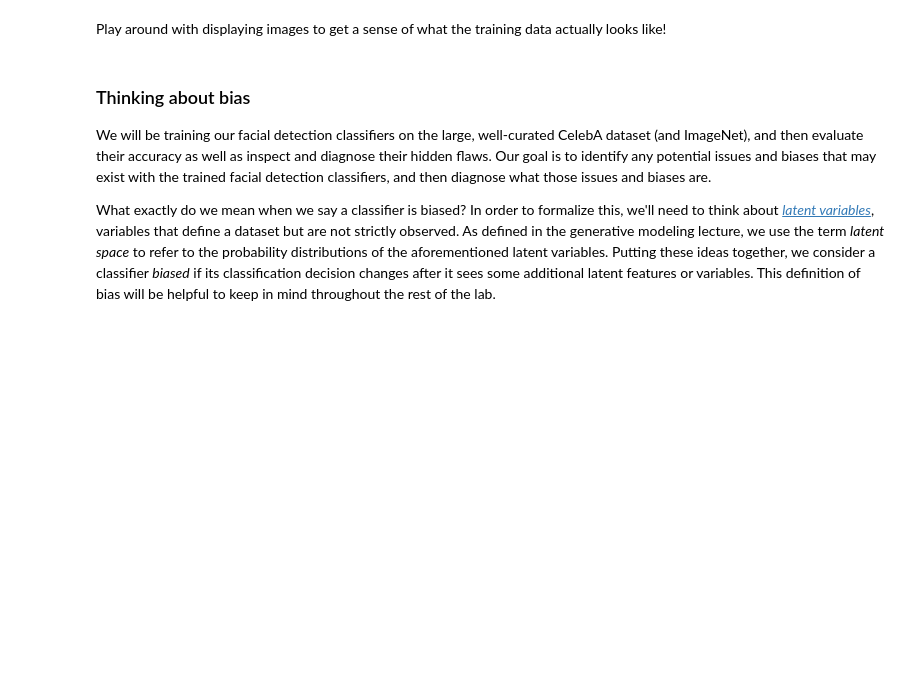
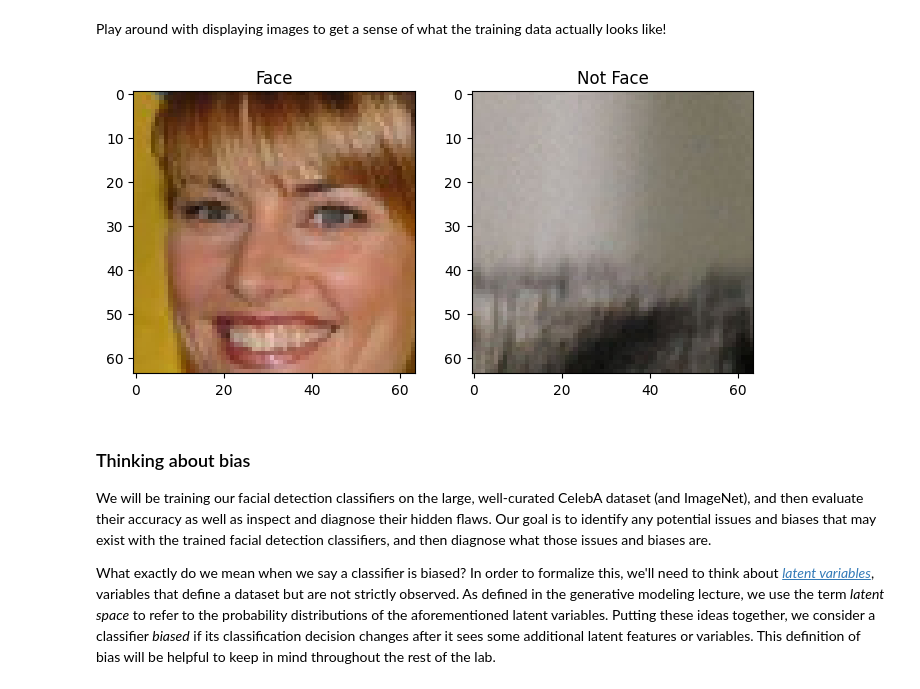
Before and after one commit to Ianhoward117/MIT-deep-learning, a Jupyter notebook: lab2/Part2_FaceDetection.ipynb, the cells around one changed output. Drawn from its saved outputs; the diff is of its cells as text; code cells hidden in the pictures; blank space fills up the shorter version.

```diff
--- a/lab2/Part2_FaceDetection.ipynb
+++ b/lab2/Part2_FaceDetection.ipynb
@@ -77,22 +101,24 @@ Play around with displaying images to get a sense of what the training data actu
 # %%
 #@title Change the sliders to look at positive and negative training examples! { run: "auto" }
 
 ### Examining the CelebA training dataset ###
 
 face_images = images[np.where(labels==1)[0]]
 not_face_images = images[np.where(labels==0)[0]]
 
-idx_face = 19 #@param {type:"slider", min:0, max:50, step:1}
-idx_not_face = 8 #@param {type:"slider", min:0, max:50, step:1}
+idx_face = 16 #@param {type:"slider", min:0, max:50, step:1}
+idx_not_face = 15 #@param {type:"slider", min:0, max:50, step:1}
 
 plt.figure(figsize=(8,4))
 plt.subplot(1, 2, 1)
 plt.imshow(face_images[idx_face])
 plt.title("Face"); plt.grid(False)
 
 plt.subplot(1, 2, 2)
 plt.imshow(not_face_images[idx_not_face])
 plt.title("Not Face"); plt.grid(False)
+# %% [output]
+[figure, added]
 # %% [markdown]
 ### Thinking about bias
 
```
Also changed, not shown: parts of 4 cells of this notebook.
